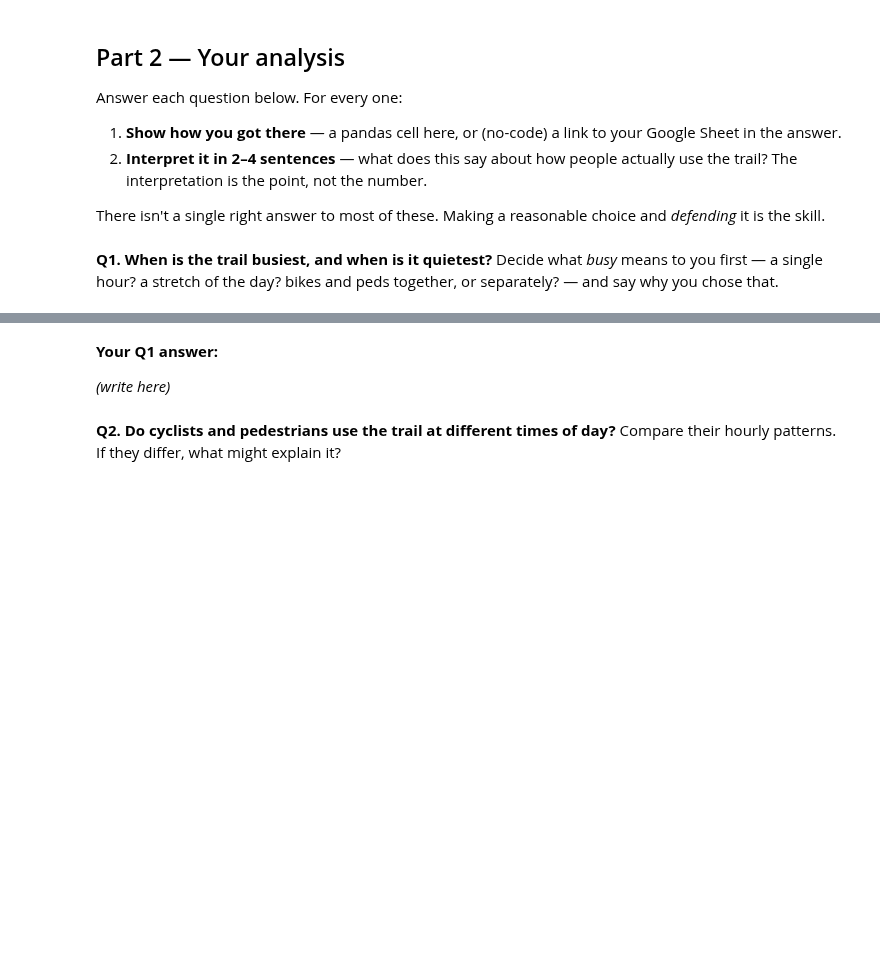
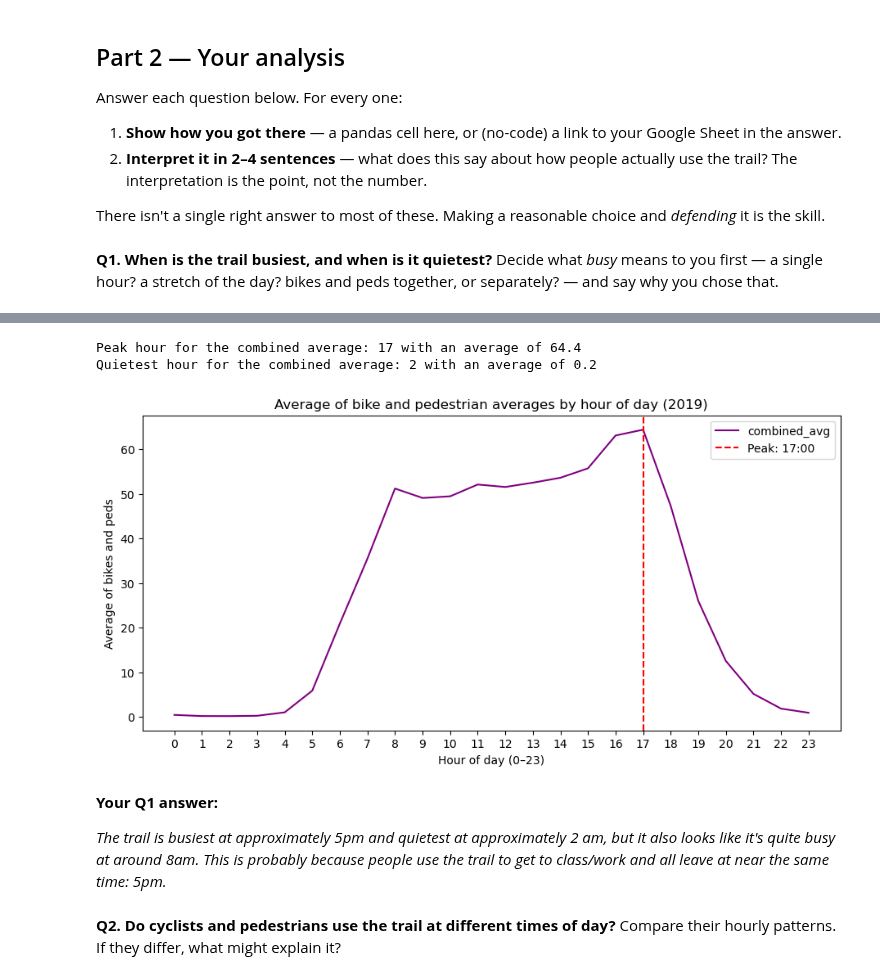
Before and after one commit to dvenka23/hcde-410, a Jupyter notebook: A1/A1.ipynb, the cells around one changed output, grey strips where cells are left out. Saved outputs shown, nothing was run; the diff lists cells and outputs as text; code cells hidden in the pictures; blank space fills up the shorter version.

```diff
--- a/A1/A1.ipynb
+++ b/A1/A1.ipynb
@@ -102,9 +148,32 @@ Decide what *busy* means to you first — a single hour? a stretch of the day? b
 # %%
-# Your code for Q1 (or put a Google Sheets link in your written answer below)
+# average of the two hourly averages
+avg_by_hour = df.groupby("hour")[["bikes", "peds"]].mean()
+avg_by_hour["combined_avg"] = (avg_by_hour["bikes"] + avg_by_hour["peds"]) / 2
+
+combined_peak_hour = avg_by_hour["combined_avg"].idxmax()
+combined_peak_value = avg_by_hour["combined_avg"].max()
+print("Peak hour for the combined average:", combined_peak_hour, "with an average of", round(combined_peak_value, 1))
+combined_min_hour = avg_by_hour["combined_avg"].idxmin()
+combined_min_value = avg_by_hour["combined_avg"].min()
+print("Quietest hour for the combined average:", combined_min_hour, "with an average of", round(combined_min_value, 1))
+
+# plot it
+avg_by_hour["combined_avg"].plot(figsize=(11, 5), color="purple")
+plt.axvline(combined_peak_hour, color="red", linestyle="--", label=f"Peak: {combined_peak_hour}:00")
+plt.title("Average of bike and pedestrian averages by hour of day (2019)")
+plt.xlabel("Hour of day (0–23)")
+plt.ylabel("Average of bikes and peds")
+plt.xticks(range(0, 24))
+plt.legend()
+plt.show()
+# %% [output]
+Peak hour for the combined average: 17 with an average of 64.4
+Quietest hour for the combined average: 2 with an average of 0.2
+[figure, added]
 # %% [markdown]
 **Your Q1 answer:**
 
-*(write here)*
+*The trail is busiest at approximately 5pm and quietest at approximately 2 am, but it also looks like it's quite busy at around 8am. This is probably because people use the trail to get to class/work and all leave at near the same time: 5pm.*
 # %% [markdown]
 **Q2. Do cyclists and pedestrians use the trail at different times of day?**
 Compare their hourly patterns. If they differ, what might explain it?
```
Also changed, not shown: parts of 14 cells of this notebook.
